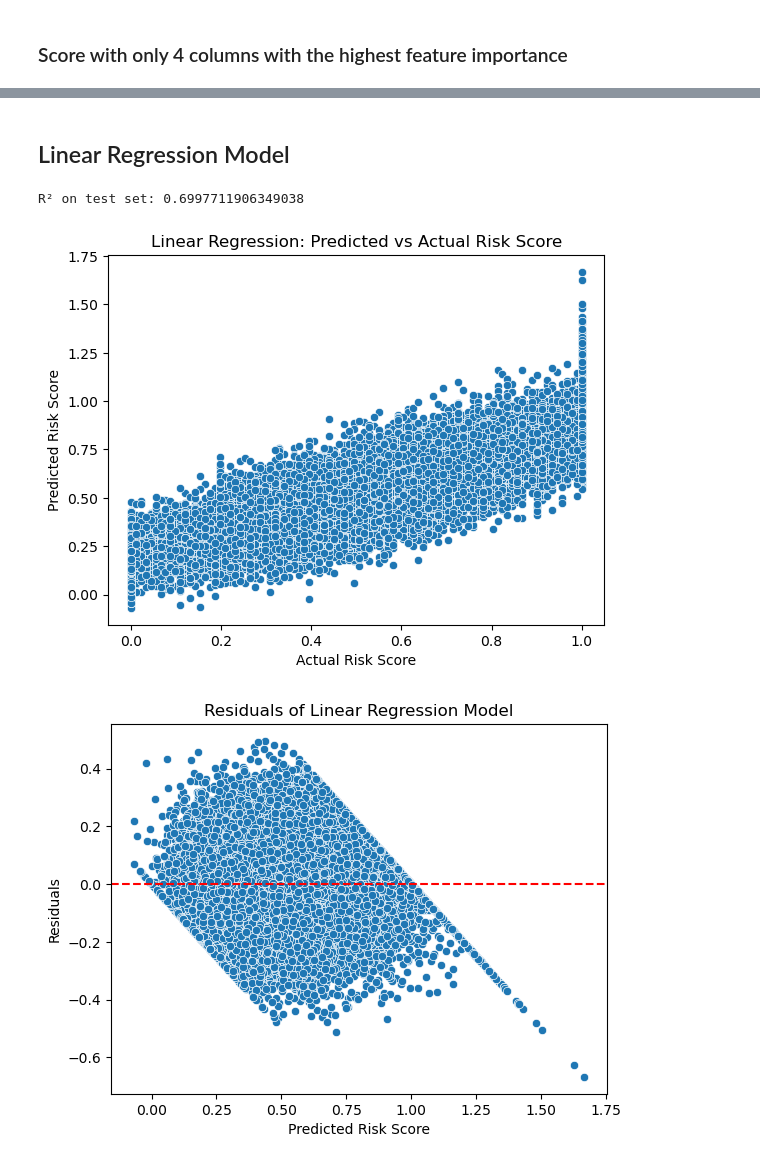
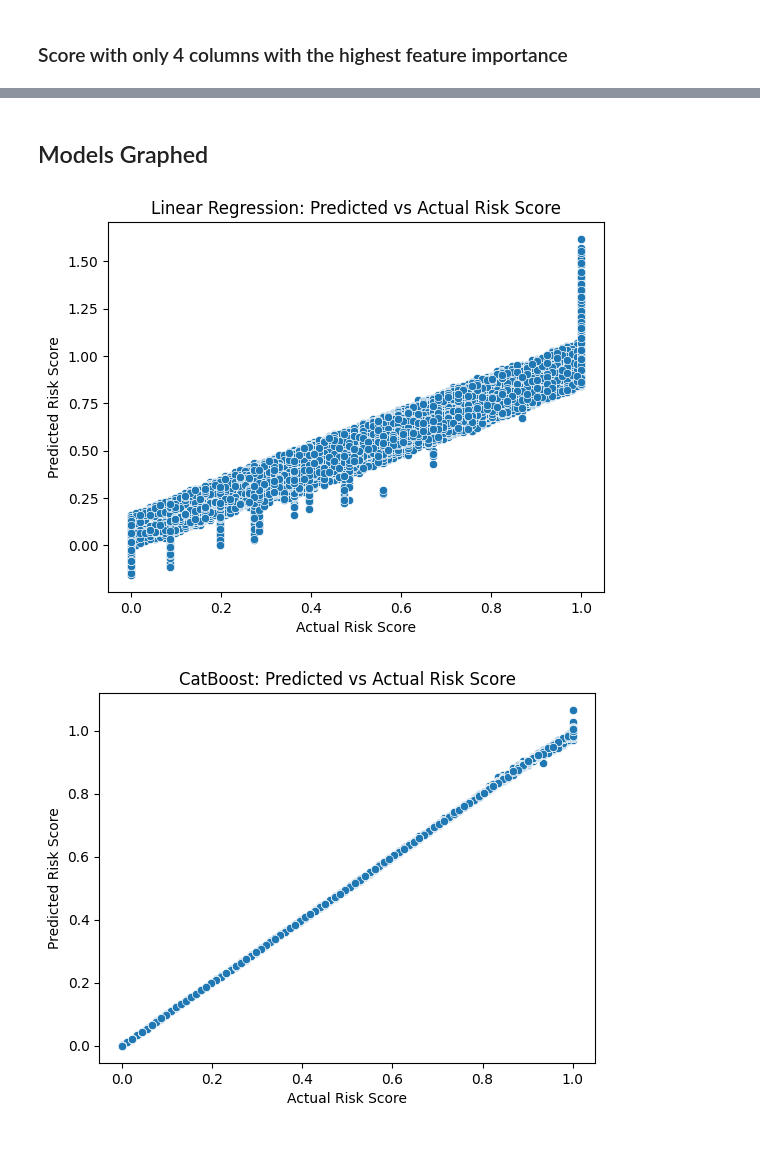
Before and after one commit to Abled773/HI-Risk-Prediction-and-Analysis, a Jupyter notebook: Risk_Analysis_and_Prediction.ipynb, the cells around one changed output, grey strips where cells are left out. Drawn from its saved outputs; the diff is of its cells as text; code cells hidden in the pictures.

Commit message:
Cleaned up the Model section

```diff
--- a/Risk_Analysis_and_Prediction.ipynb
+++ b/Risk_Analysis_and_Prediction.ipynb
@@ -680,11 +661,14 @@ region_East: 4.991888999938965e-05
 # %%
-test_data = data.drop(["risk_score", "is_high_risk"], axis=1)
-data_train, data_test, risk_train, risk_test = train_test_split(test_data, data['risk_score'], random_state=42)
-model = CatBoostRegressor(verbose=0)
-
-model.fit(data_train, risk_train, cat_features=obj_cols)
+#This will take a while, so sit tight.
 
 
-catboost_score = model.score(data_test, risk_test)
+
+cat_data = data.drop(["risk_score", "is_high_risk"], axis=1)
+cb_data_train, cb_data_test, cb_risk_train, cb_risk_test = train_test_split(cat_data, data['risk_score'])
+
+model = CatBoostRegressor(verbose=50)
+model.fit(cb_data_train, cb_risk_train, cat_features=obj_cols)
+cb_risk_pred = model.predict(cb_data_test)
+catboost_score = model.score(cb_data_test, cb_risk_test)
 catboost_score
 # %% [output]
@@ -692,2 +692,0 @@ catboost_score
-# %%
-risk_pred = model.predict(data_test)
@@ -754,51 +773,18 @@ print(model.score(data_test, risk_test))
 # %% [markdown]
-## Linear Regression Model
+## Models Graphed
 # %%
-# Select predictors and target
-predictors = [
-    "bmi","smoker","alcohol_freq",
-    "hypertension","diabetes","copd","cardiovascular_disease","cancer_history",
-    "kidney_disease","liver_disease","arthritis","mental_health","chronic_count",
-    "systolic_bp","diastolic_bp","ldl","hba1c"
-]
-X = raw[predictors].copy()
-y = raw["risk_score"]
-
-# Encode categorical predictors safely
-for col in ["smoker","alcohol_freq"]:
-    X[col] = X[col].astype("category").cat.codes
-
-# Split into train/test
-X_train, X_test, y_train, y_test = train_test_split(
-    X, y, test_size=0.3, random_state=42
-)
-
-# Fit linear regression
-model = LinearRegression()
-model.fit(X_train, y_train)
-
-# Validate with R²
-print("R² on test set:", model.score(X_test, y_test))
-
-# Predict
-y_pred = model.predict(X_test)
-
 # Plot predicted vs actual
-sns.scatterplot(x=y_test, y=y_pred)
+sns.scatterplot(x=risk_test, y=risk_pred)
 plt.xlabel("Actual Risk Score")
 plt.ylabel("Predicted Risk Score")
 plt.title("Linear Regression: Predicted vs Actual Risk Score")
 plt.show()
 
-# Residual plot
-residuals = y_test - y_pred
-sns.scatterplot(x=y_pred, y=residuals)
-plt.axhline(0, color="red", linestyle="--")
-plt.xlabel("Predicted Risk Score")
-plt.ylabel("Residuals")
-plt.title("Residuals of Linear Regression Model")
+sns.scatterplot(x=cb_risk_test, y=cb_risk_pred)
+plt.xlabel("Actual Risk Score")
+plt.ylabel("Predicted Risk Score")
+plt.title("CatBoost: Predicted vs Actual Risk Score")
 plt.show()
 # %% [output]
-R² on test set: 0.6997711906349038
-[figure, old version]
+[figure, new version]
-[figure, old version]
+[figure, new version]
```
Also changed, not shown: parts of 41 cells of this notebook.
